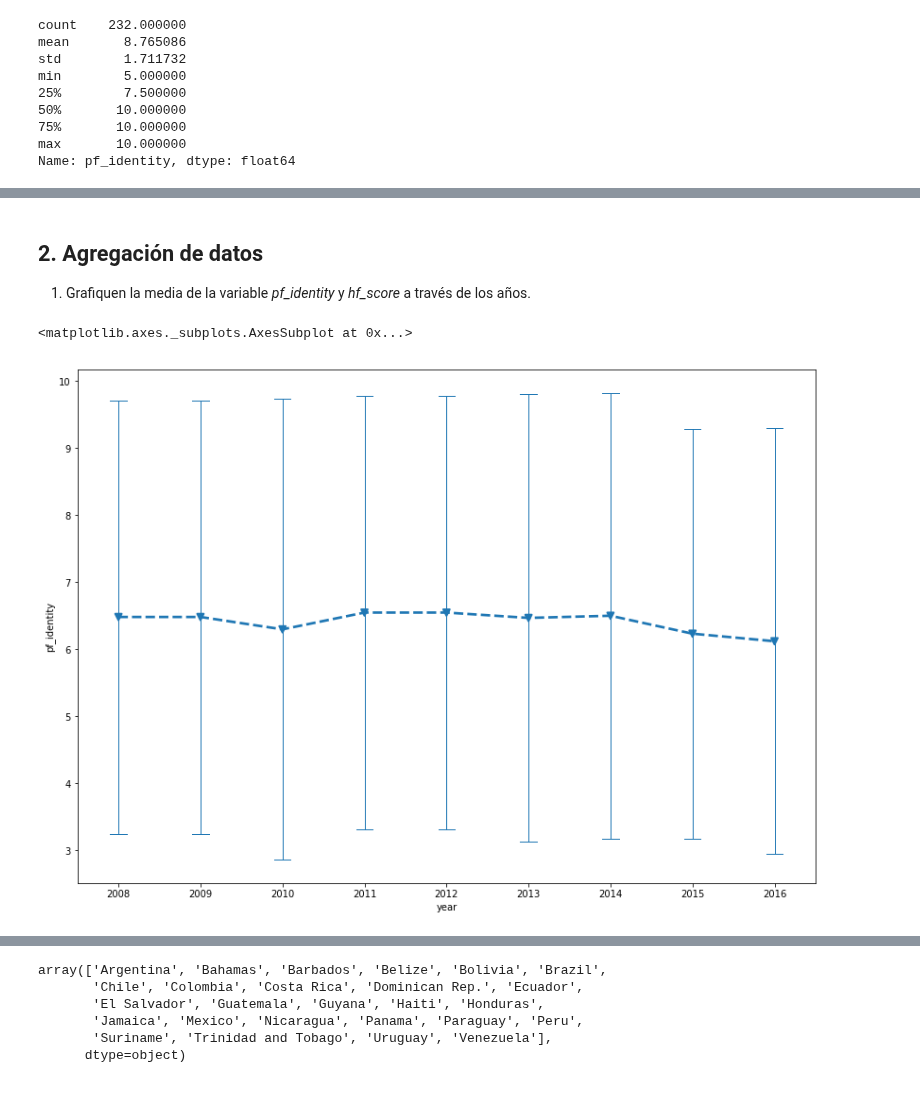
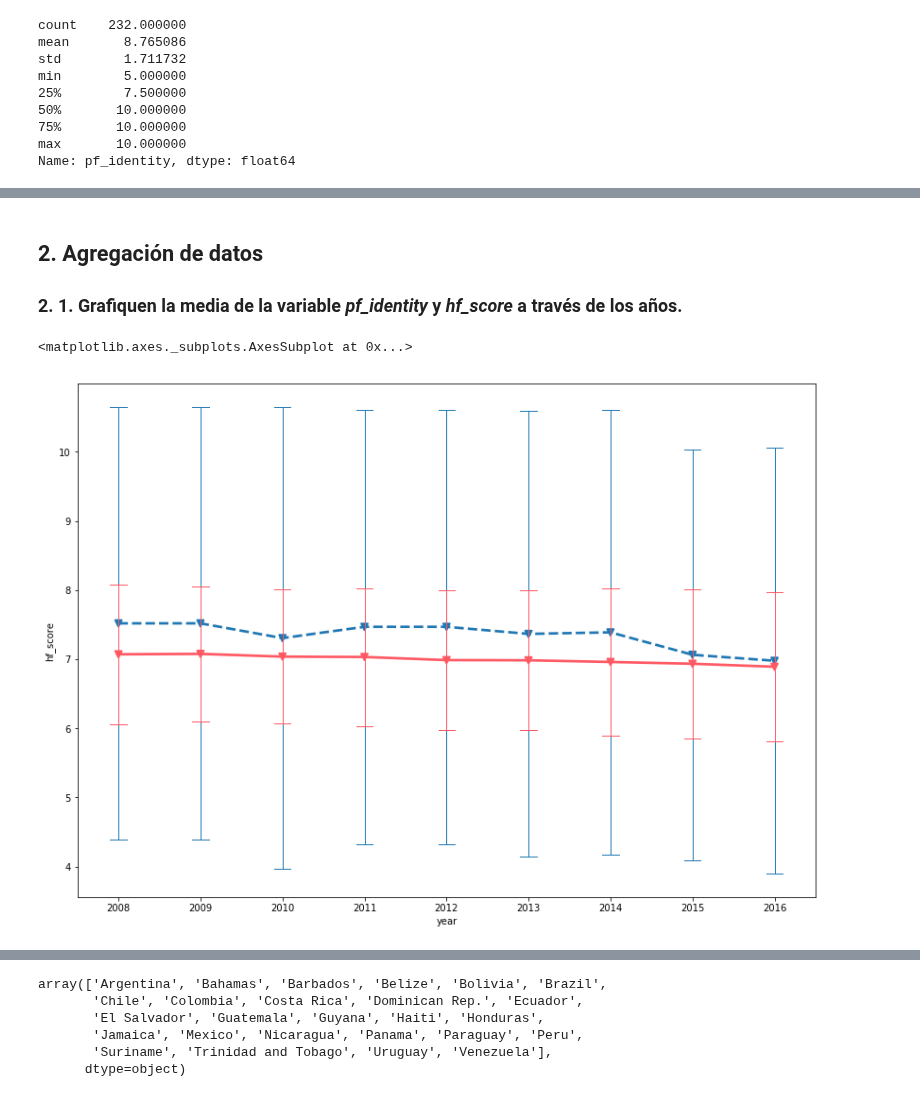
Before and after one commit to kevinsen/diplodatos-ayv-1, a Jupyter notebook: 02_practico_I_mz.ipynb, the cells around one changed output, grey strips where cells are left out. Cells and saved outputs as stored; diff of their text form; code cells hidden in the pictures.

```diff
--- a/02_practico_I_mz.ipynb
+++ b/02_practico_I_mz.ipynb
@@ -217,12 +234,15 @@ Name: pf_identity, dtype: float64
 # %% [markdown]
 ## 2. Agregación de datos
 
-1. Grafiquen la media de la variable *pf_identity* y *hf_score* a través de los años.
+### 2. 1. Grafiquen la media de la variable *pf_identity* y *hf_score* a través de los años.
 # %%
 plt.figure( figsize=(14,10))
-seaborn.pointplot ( data=ds, x='year', y='pf_identity',
+seaborn.pointplot ( data=dataset, x='year', y='pf_identity',
                   markers='v', dodge=True,
                  linestyles='--', errwidth=1, ci='sd', capsize=0.2)
+seaborn.pointplot ( data=dataset, x='year', y='hf_score',
+                  markers='v', dodge=True, color=RED,
+                 linestyles='-', errwidth=1, ci='sd', capsize=0.2)
 # %% [output]
 <matplotlib.axes._subplots.AxesSubplot at 0x...>
-[figure, old version]
+[figure, new version]
```
Also changed, not shown: parts of 35 cells of this notebook.
